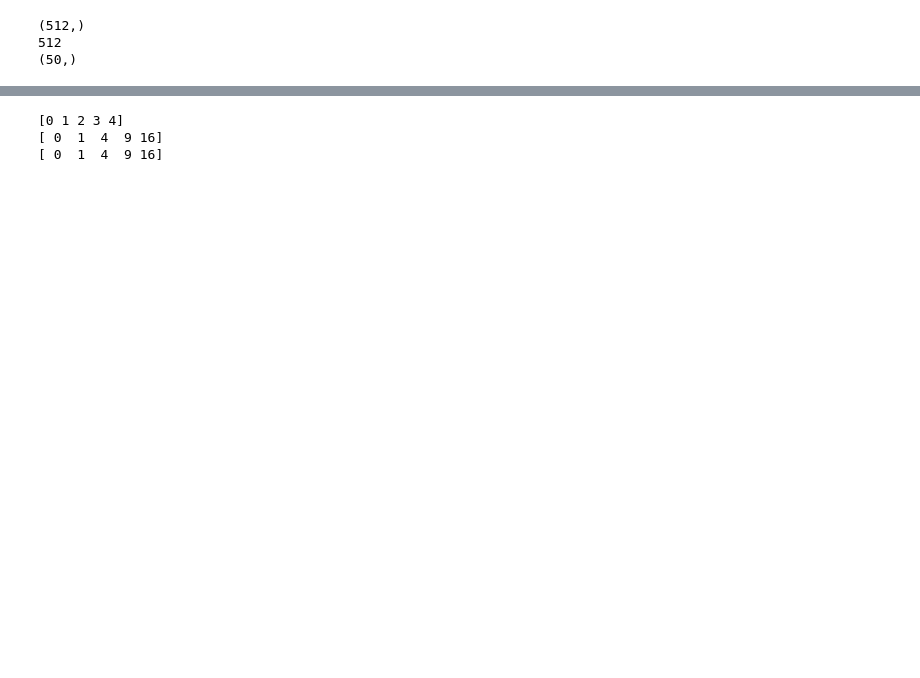
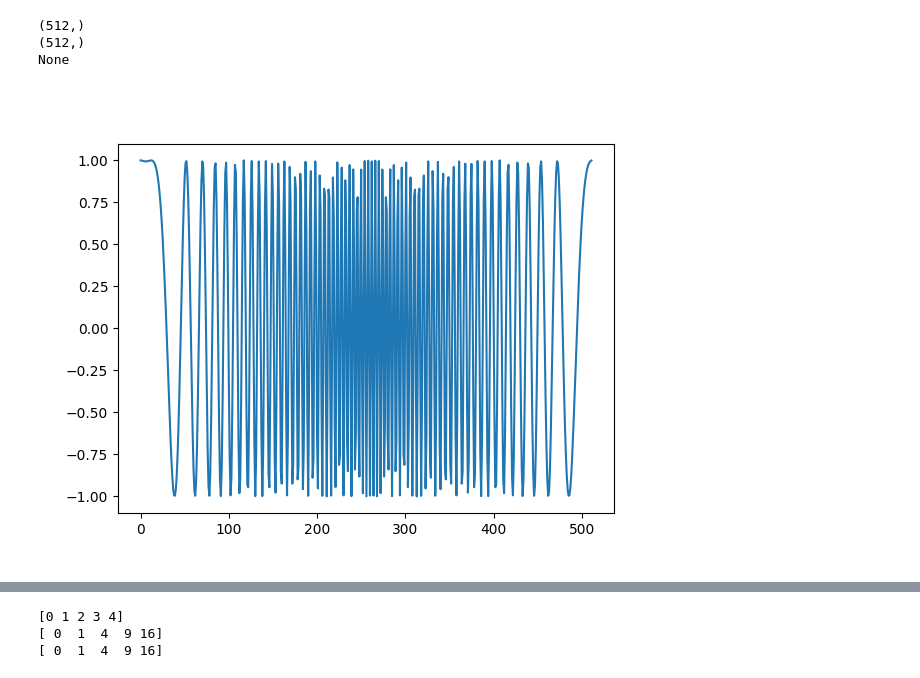
Before and after one commit to xsun2445/ee595hws, a Jupyter notebook: hw1/test.ipynb, the cells around one changed output, grey strips where cells are left out. Cells and saved outputs as stored; diff of their text form; code cells hidden in the pictures; blank space fills up the shorter version.

```diff
--- a/hw1/test.ipynb
+++ b/hw1/test.ipynb
@@ -16,15 +15,25 @@ The autoreload extension is already loaded. To reload it, use:
 # %%
 rf_freq = 915e6    # carrier frequency 470 MHz, used to correct clock drift
 sf = 8             # spreading factor SF7
 bw = 125e3         # bandwidth 125 kHz
 fs = 250e3         # sampling rate 1 MHz
 
 phy = LoRaDecoder()
 
 
 
-phy.chirp(True,sf,bw,fs,0,0,0)
+uc = phy.chirp(True,sf,bw,fs,125,0,0)
+
+
+plt.figure()
+plt.plot(np.real(uc))
+print(uc.shape)
+
+
+dc = phy.chirp(False,sf,bw,fs,1,0,0)
+print(print(dc.shape))
 # %% [output]
 (512,)
-512
-(50,)
+(512,)
+None
+[figure, added]
```
Also changed, not shown: parts of 4 cells of this notebook, 2 other files.
